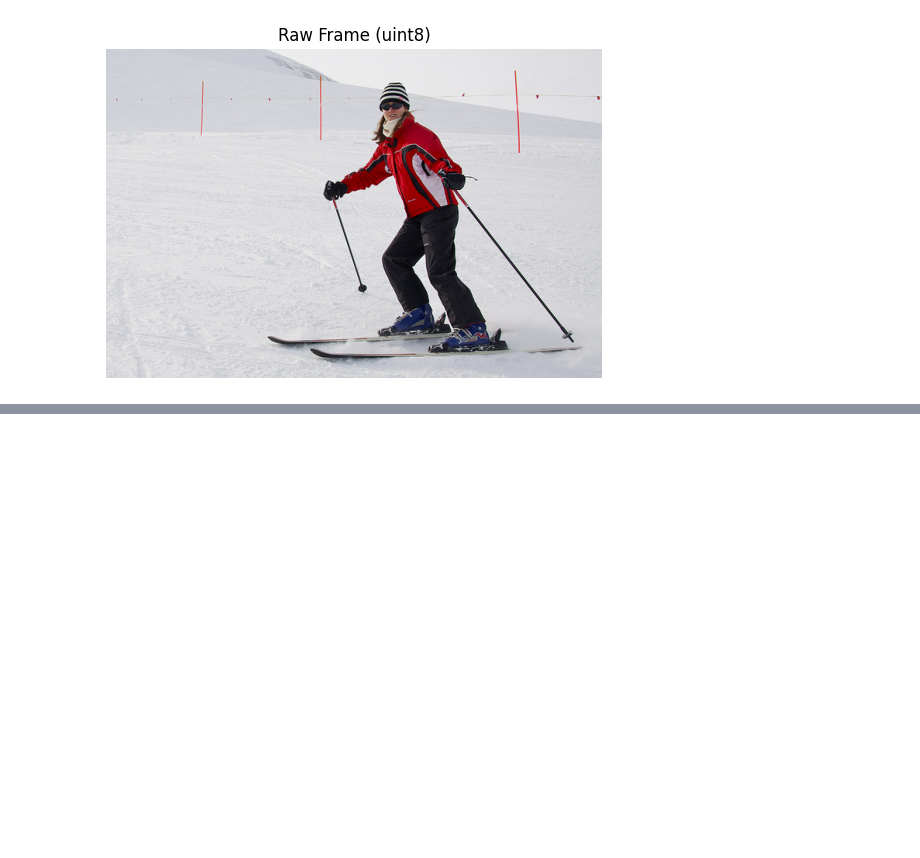
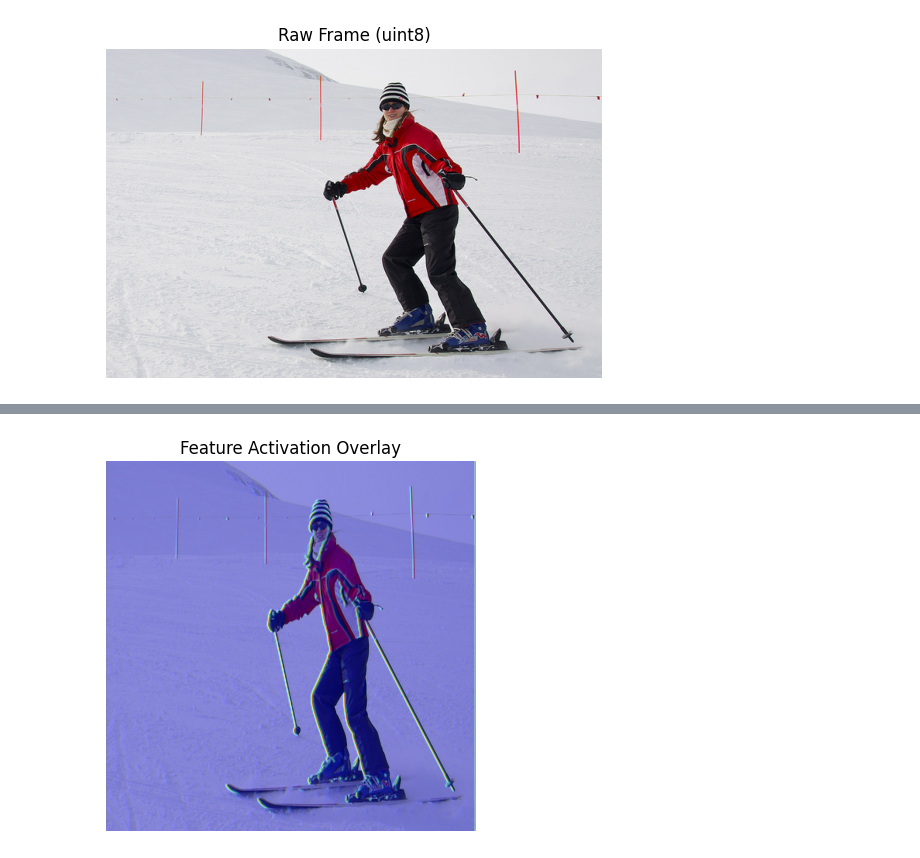
Before and after one commit to SathsaraGeeth/yolo-inference-from-scratch, a Jupyter notebook: inf.ipynb, the cells around one changed output, grey strips where cells are left out. Saved outputs shown, nothing was run; the diff lists cells and outputs as text; code cells hidden in the pictures; blank space fills up the shorter version.

Commit message:
conv+bn+silu & layer0

```diff
--- a/inf.ipynb
+++ b/inf.ipynb
@@ -7,7 +7,7 @@ from PIL import Image
 import cv2
 import matplotlib.pyplot as plt
 
-model = YOLO("yolov5nu.pt")
+model = YOLO("yolov5n.pt")
 state_dict = model.model.state_dict()
 
 # convert model
@@ -91,0 +210,68 @@ plt.show()
+# %%
+depth_multiple= 0.33 # model depth multiple
+width_multiple= 0.25 # layer channel multiple
+# %%
+# [from, number, module, args]
+layer_def = [-1, 1, "Conv", [64, 6, 2, 2]]  # 0-P1/2
+from_idx, number, _, args = layer_def
+out_channels, kernel, stride, padding = args
+repeat = max(round(number * depth_multiple), 1)
+scaled_channels = int(out_channels * width_multiple)
+
+print("Layer definition:", layer_def)
+print("From:", from_idx)
+print("Repeat (depth scaled):", repeat)
+print("Kernel:", kernel)
+print("Stride:", stride)
+print("Padding:", padding)
+print("Channels original:", out_channels)
+print("Channels scaled:", scaled_channels)
+
+# Layer0
+job = "detect edges, color grads, texture primitives, corners"
+layer = 0
+
+# input
+layer0_in = frame
+print(f"\nInput layer: {layer}")
+print(f"Shape: {layer0_in.shape}")
+print(f"Dtype: {layer0_in.dtype}")
+
+# weights
+conv_w   = weights["model_0_conv_weight"]
+bn_gamma = weights["model_0_bn_weight"]
+bn_beta  = weights["model_0_bn_bias"]
+bn_mean  = weights["model_0_bn_running_mean"]
+bn_var   = weights["model_0_bn_running_var"]
+
+
+# output
+layer0_out = CBL_forward(
+    layer0_in,
+    conv_w,
+    bn_gamma,
+    bn_beta,
+    bn_mean,
+    bn_var,
+    stride=stride,
+    padding=padding
+)
+
+print(f"\nOutput layer: {layer}")
+print(f"Shape: {layer0_out.shape}")
+print(f"Expected channels: {scaled_channels}")
+print(f"Dtype: {layer0_out.dtype}")
+
+print("\nExpected job:", job)
+
+# visualize first feature map
+heatmap = layer0_out[0]
+heatmap = (heatmap - heatmap.min()) / (heatmap.max() - heatmap.min())
+heatmap = cv2.resize(heatmap, (640,640))
+
+plt.imshow(frame_to_show)
+plt.imshow(heatmap, cmap="jet", alpha=0.4)
+plt.axis("off")
+plt.title("Feature Activation Overlay")
+plt.show()
+# %% [output]
@@ -91,0 +297 @@ plt.show()
+[figure, added]
```
Also changed, not shown: parts of 7 cells of this notebook.
